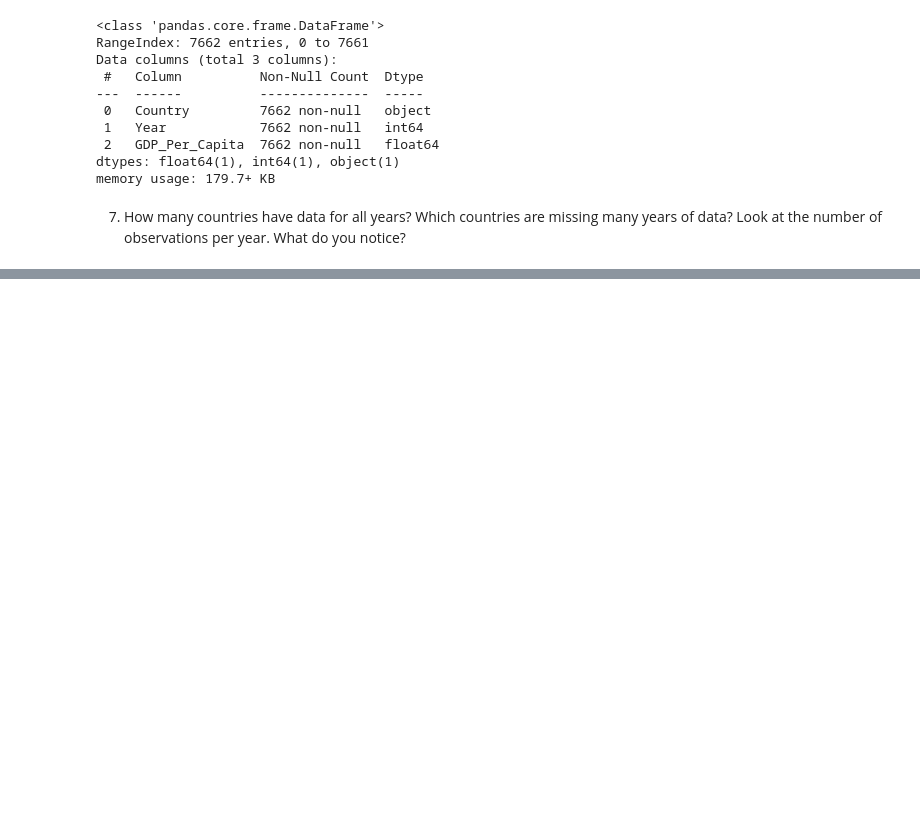
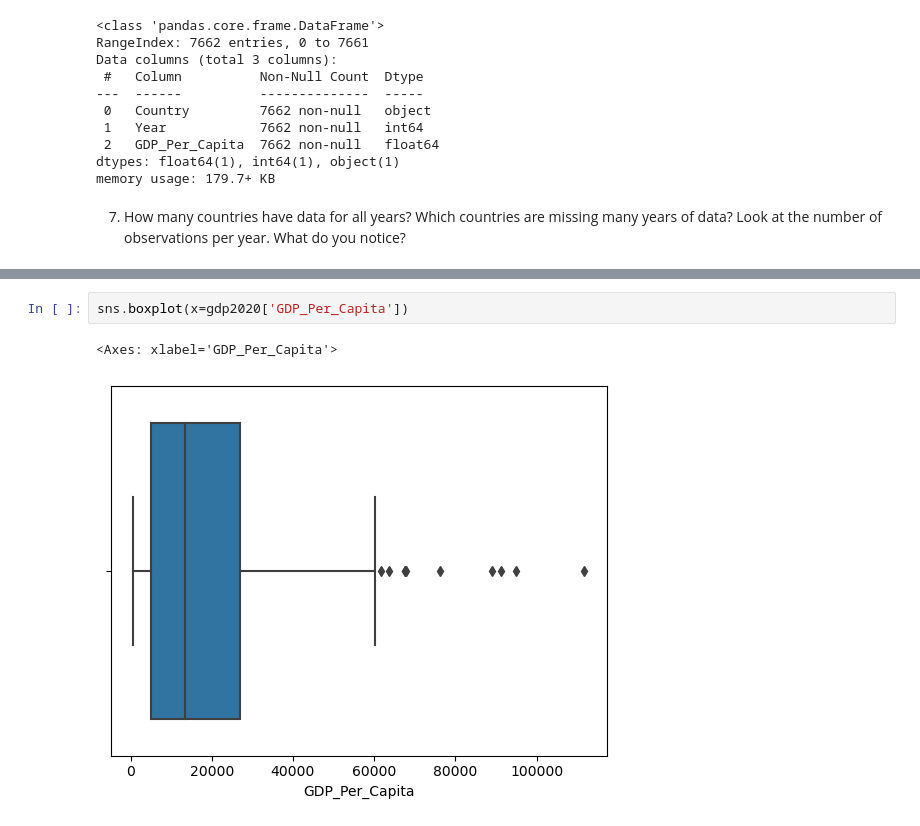
Before and after one commit to NSS-Data-Analytics-Cohort-10/gdp-and-internet-usage-Daniel-Hoover, a Jupyter notebook: Notebooks/un_project.ipynb, the cells around one changed output, grey strips where cells are left out. Cells and saved outputs as stored; diff of their text form; blank space fills up the shorter version.

```diff
--- a/Notebooks/un_project.ipynb
+++ b/Notebooks/un_project.ipynb
@@ -68,0 +142,5 @@ gdp_df.describe()
+# %%
+sns.boxplot(x=gdp2020['GDP_Per_Capita'])
+# %% [output]
+<Axes: xlabel='GDP_Per_Capita'>
+[figure, added]
```
Also changed, not shown: parts of 21 cells of this notebook.
